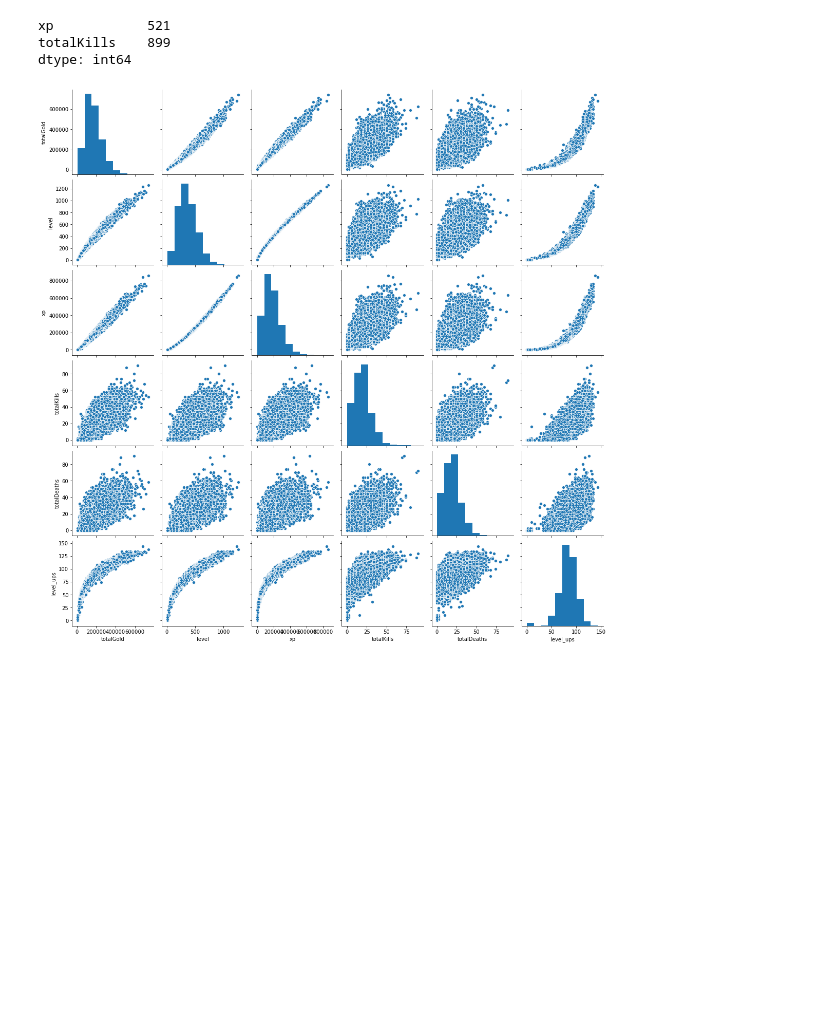
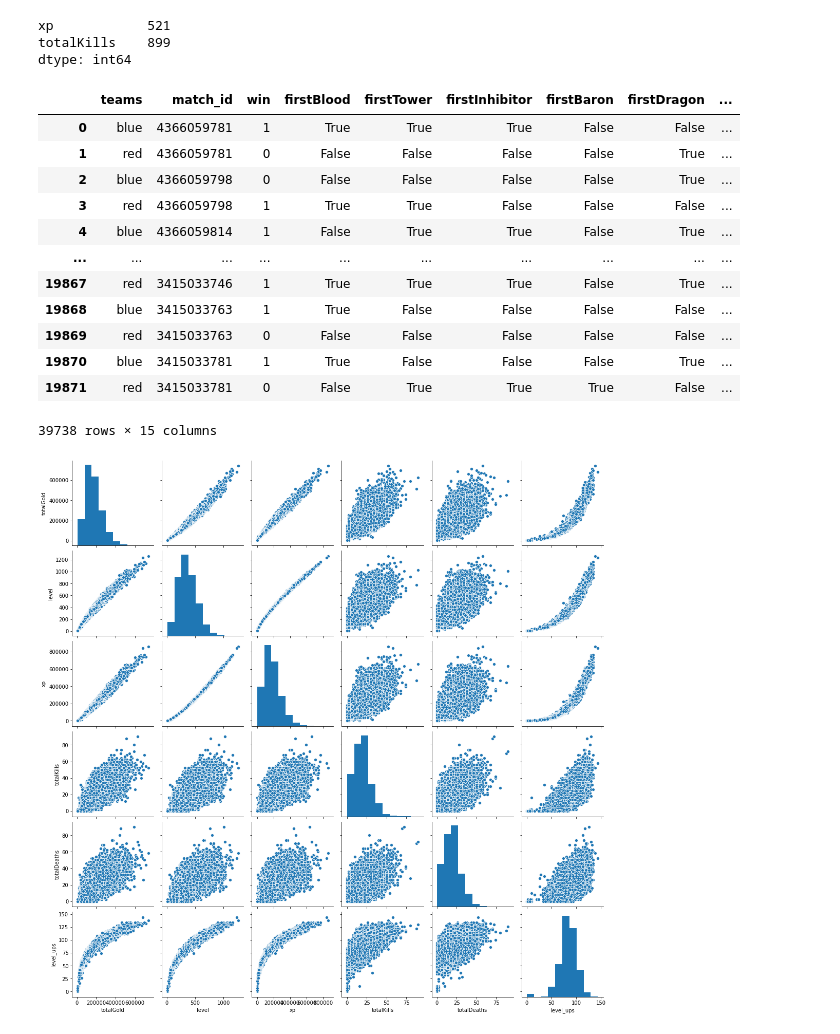
Before and after one commit to anotherjonlee/MLoL, a Jupyter notebook: notebooks/EDA.ipynb, the cells around one changed output. Drawn from its saved outputs; the diff is of its cells as text; code cells hidden in the pictures; blank space fills up the shorter version.

```diff
--- a/notebooks/EDA.ipynb
+++ b/notebooks/EDA.ipynb
@@ -42,4 +30,20 @@ df_eda.describe()
 xp            521
 totalKills    899
 dtype: int64
+# %%
+df_eda
+# %% [output]
+|  | teams | match_id | win | firstBlood | firstTower | firstInhibitor | firstBaron | firstDragon | ... |
+| 0 | blue | 4366059781 | 1 | True | True | True | False | False | ... |
+| 1 | red | 4366059781 | 0 | False | False | False | False | True | ... |
+| 2 | blue | 4366059798 | 0 | False | False | False | False | True | ... |
+| 3 | red | 4366059798 | 1 | True | True | False | False | False | ... |
+| 4 | blue | 4366059814 | 1 | False | True | True | False | True | ... |
+| ... | ... | ... | ... | ... | ... | ... | ... | ... | ... |
+| 19867 | red | 3415033746 | 1 | True | True | True | False | True | ... |
+| 19868 | blue | 3415033763 | 1 | True | False | False | False | False | ... |
+| 19869 | red | 3415033763 | 0 | False | False | False | False | False | ... |
+| 19870 | blue | 3415033781 | 1 | True | False | False | False | True | ... |
+| 19871 | red | 3415033781 | 0 | False | True | True | True | False | ... |
+39738 rows × 15 columns
 # %%
```
Also changed, not shown: parts of 17 cells of this notebook, 4 other files.
